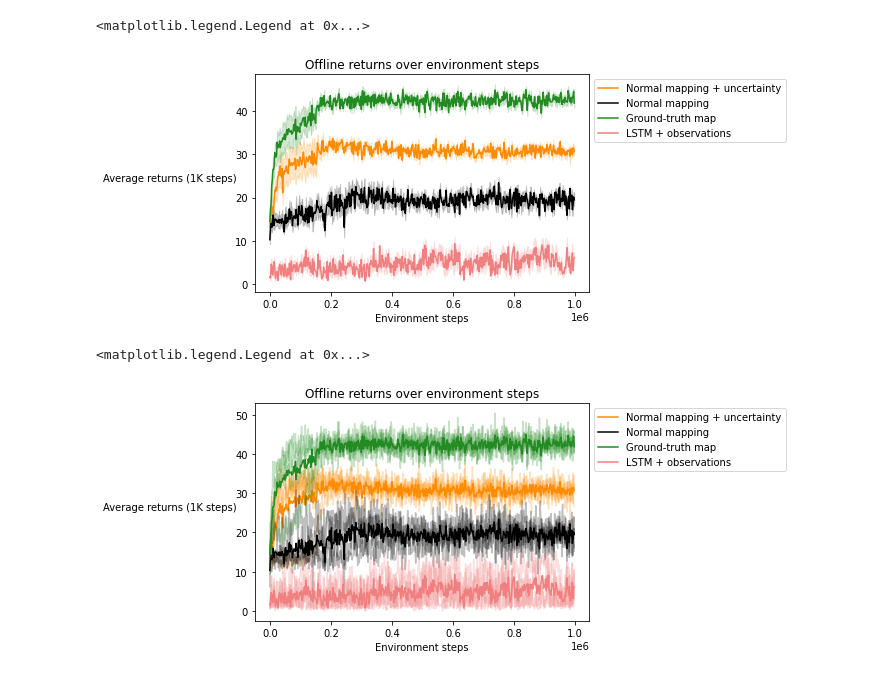
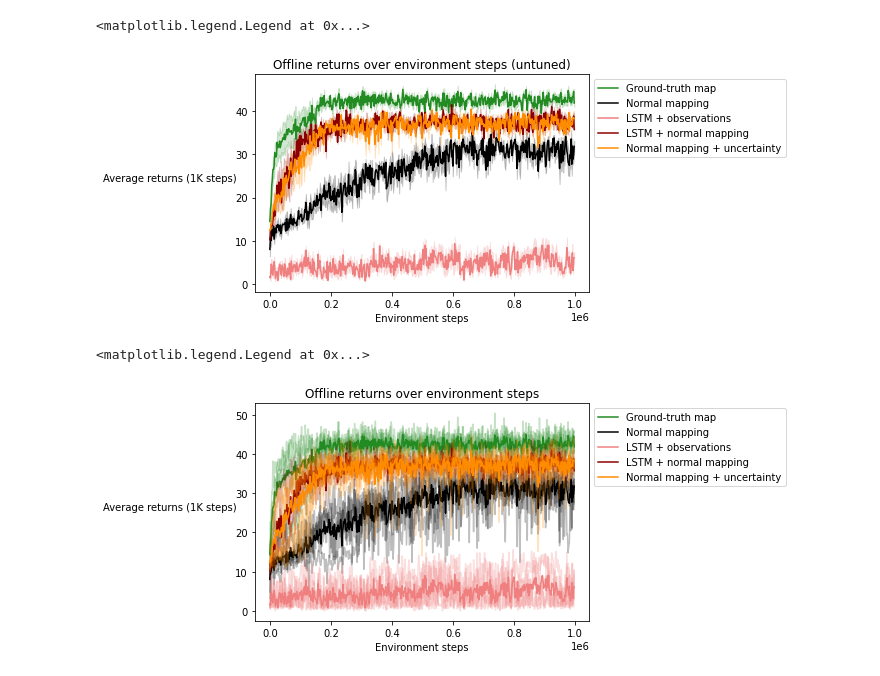
Before and after one commit to taodav/aux-inputs, a Jupyter notebook: analysis/plot_results_uf2_cnn.ipynb, the cells around one changed output. Drawn from its saved outputs; the diff is of its cells as text; code cells hidden in the pictures.

Commit message:
new environment, adding scripts for experiments

```diff
--- a/analysis/plot_results_uf2_cnn.ipynb
+++ b/analysis/plot_results_uf2_cnn.ipynb
@@ -16,6 +16,7 @@ all_paths = {
     'uf2a_cnn': Path(ROOT_DIR, 'results', 'uf2a_cnn'),
     'uf2m_cnn':  Path(ROOT_DIR, 'results', 'uf2m_cnn'),
     'uf2p_cnn_lstm':  Path(ROOT_DIR, 'results', 'uf2p_cnn_lstm'),
+    'uf2m_cnn_lstm':  Path(ROOT_DIR, 'results', 'uf2m_cnn_lstm'),
 
 }
 
@@ -27,6 +28,13 @@ plot_info = {
     'uf2m_cnn_uncertainty_decay_0.9': {'color': 'darkorange', 'label': 'Normal mapping + uncertainty'}
 }
 
+plot_order = [
+    'uf2a_cnn',
+    'uf2m_cnn_uncertainty_decay_1.0',
+    'uf2p_cnn_lstm',
+    'uf2m_cnn_lstm',
+    'uf2m_cnn_uncertainty_decay_0.9'
+]
 split_by = ['buffer_size', 'step_size', 'arch', 'uncertainty_decay']
 Args = namedtuple('args', split_by)
 
@@ -87,7 +95,7 @@ uf2m_grouped = group_by(raw_data[split_file], key, split_file)
 def get_eps_max_over(data, eps_max_over=100):
     hparam_results = []
     for args, all_dis_rew in data.items():
-        final_max = np.mean([np.mean(offline_rew[-100:]) for online_rew, offline_rew, all_args in all_dis_rew])
+        final_max = np.mean([np.mean(offline_rew) for online_rew, offline_rew, all_args in all_dis_rew])
         hparam_results.append((args, final_max))
     return hparam_results
 # %%
@@ -167,8 +174,8 @@ fig, ax = plt.figure(), plt.axes()
 steps_per_eval = 2000
 
 
-for k, v in all_mapped_data.items():
-    data = v
+for k in plot_order:
+    data = all_mapped_data[k]
     key = plot_info[k]['label']
     color = plot_info[k]['color']
     x = np.arange(data.shape[1]) * steps_per_eval
@@ -182,32 +189,32 @@ for k, v in all_mapped_data.items():
 
 ax.set_xlabel('Environment steps')
 ax.set_ylabel(f"Average returns (1K steps)", rotation=0, labelpad=65)
-ax.set_title(f'Offline returns over environment steps')
+ax.set_title(f'Offline returns over environment steps (untuned)')
 plt.legend(bbox_to_anchor=(1.00, 1), loc='upper left')
 # %% [output]
 <matplotlib.legend.Legend at 0x...>
-[figure, old version]
+[figure, new version]
 # %%
 fig, ax = plt.figure(), plt.axes()
 steps_per_eval = 2000
 
 
-for k, v in all_mapped_data.items():
-    data = v
+for k in plot_order:
+    data = all_mapped_data[k]
     key = plot_info[k]['label']
     color = plot_info[k]['color']
     x = np.arange(data.shape[1]) * steps_per_eval
 
     means = data.mean(axis=0)
 
     ax.plot(x, means, label=key, color=color)
     for d in data:
         ax.plot(x, d, color=color, alpha=0.25)
 
 ax.set_xlabel('Environment steps')
 ax.set_ylabel(f"Average returns (1K steps)", rotation=0, labelpad=65)
 ax.set_title(f'Offline returns over environment steps')
 plt.legend(bbox_to_anchor=(1.00, 1), loc='upper left')
 # %% [output]
 <matplotlib.legend.Legend at 0x...>
-[figure, old version]
+[figure, new version]
```
Also changed, not shown: parts of 5 cells of this notebook, 27 other files.
